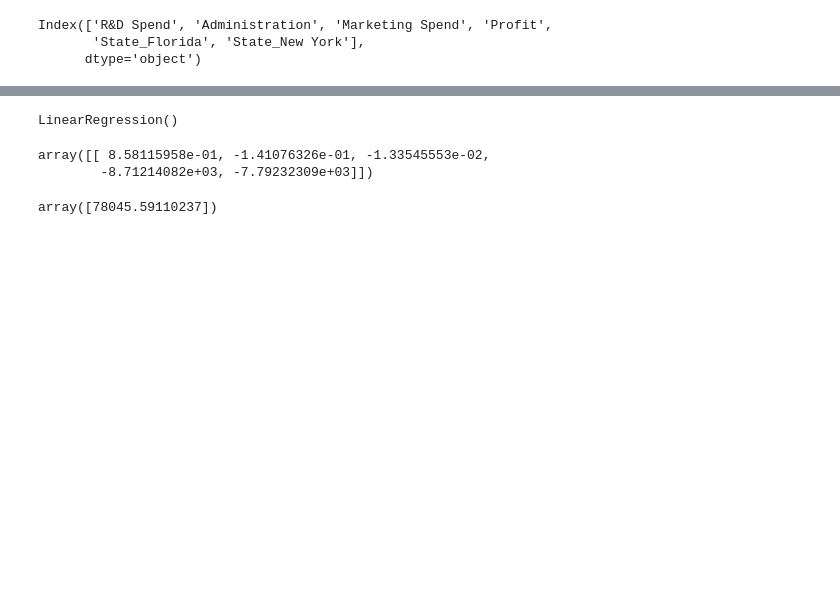
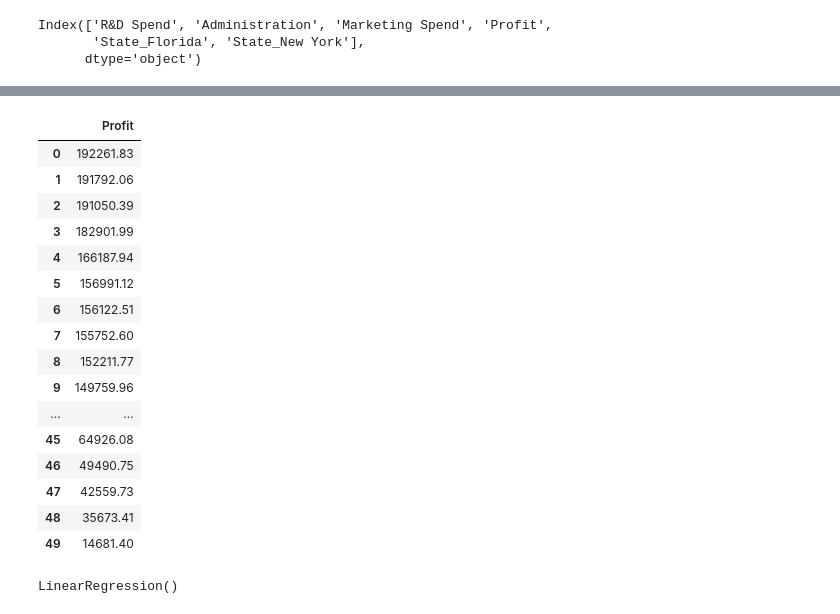
Before and after one commit to Rajalakshmi-Narayanan/Machine-Learning-Regression, a Jupyter notebook: 2.Multiple Linear Regression Model.ipynb, the cells around one changed output, grey strips where cells are left out. Drawn from its saved outputs; the diff is of its cells as text; code cells hidden in the pictures; blank space fills up the shorter version.

```diff
--- a/2.Multiple Linear Regression Model.ipynb
+++ b/2.Multiple Linear Regression Model.ipynb
@@ -56,2 +71,23 @@ dependent=dataset[['Profit']]
+# %%
+dependent=dataset[['Profit']]
+dependent
+# %% [output]
+|  | Profit |
+| 0 | 192261.83 |
+| 1 | 191792.06 |
+| 2 | 191050.39 |
+| 3 | 182901.99 |
+| 4 | 166187.94 |
+| 5 | 156991.12 |
+| 6 | 156122.51 |
+| 7 | 155752.60 |
+| 8 | 152211.77 |
+| 9 | 149759.96 |
+| ... | ... |
+| 45 | 64926.08 |
+| 46 | 49490.75 |
+| 47 | 42559.73 |
+| 48 | 35673.41 |
+| 49 | 14681.40 |
 # %%
 from sklearn.model_selection import train_test_split
@@ -63,13 +99,2 @@ regressor.fit(X_test,Y_test)
 # %% [output]
 LinearRegression()
-# %%
-weight=regressor.coef_
-weight
-# %% [output]
-array([[ 8.58115958e-01, -1.41076326e-01, -1.33545553e-02,
-        -8.71214082e+03, -7.79232309e+03]])
-# %%
-bias=regressor.intercept_
-bias
-# %% [output]
-array([78045.59110237])
```
Also changed, not shown: parts of 11 cells of this notebook, 1 other file.
